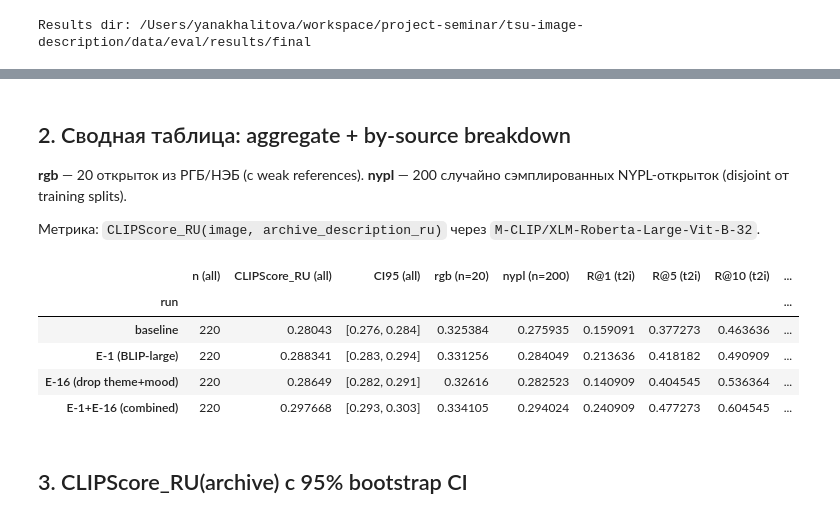
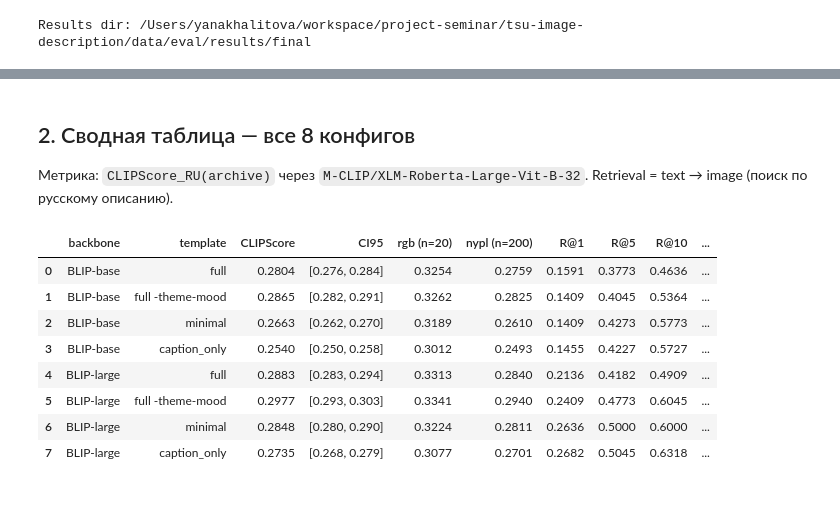
Before and after one commit to azat-khatyn/tsu-image-description, a Jupyter notebook: notebooks/experiments_results.ipynb, the cells around one changed output, grey strips where cells are left out. Drawn from its saved outputs; the diff is of its cells as text; code cells hidden in the pictures.

```diff
--- a/notebooks/experiments_results.ipynb
+++ b/notebooks/experiments_results.ipynb
@@ -59,44 +68,46 @@ for label, r in runs.items():
 # %% [markdown]
-## 2. Сводная таблица: aggregate + by-source breakdown
+## 2. Сводная таблица — все 8 конфигов
 
-**rgb** — 20 открыток из РГБ/НЭБ (с weak references). **nypl** — 200 случайно сэмплированных NYPL-открыток (disjoint от training splits).
-
-Метрика: `CLIPScore_RU(image, archive_description_ru)` через `M-CLIP/XLM-Roberta-Large-Vit-B-32`.
+Метрика: `CLIPScore_RU(archive)` через `M-CLIP/XLM-Roberta-Large-Vit-B-32`. Retrieval = text → image (поиск по русскому описанию).
 # %%
-def per_item_archive(run, source=None):
+def per_item_archive(r, source=None):
     return [
         it['scores']['CLIPScore_RU_archive_ru']
-        for it in run['per_item']
+        for it in r['per_item']
         if it['scores'].get('CLIPScore_RU_archive_ru') is not None
         and (source is None or it.get('source') == source)
     ]
 
-def summarize(run):
-    s = run['summary']
-    all_vals = per_item_archive(run)
-    lo, hi = bootstrap_ci(all_vals, n_iter=1000, conf=0.95, seed=42)
-    return {
-        'n (all)':                  s['num_examples'],
-        'CLIPScore_RU (all)':       float(np.mean(all_vals)),
-        'CI95 (all)':               f'[{lo:.3f}, {hi:.3f}]',
-        'rgb (n=20)':               s['by_source']['rgb']['CLIPScore_RU_archive_ru'],
-        'nypl (n=200)':             s['by_source']['nypl']['CLIPScore_RU_archive_ru'],
-        'R@1 (t2i)':                s['retrieval']['t2i']['R@1'],
-        'R@5 (t2i)':                s['retrieval']['t2i']['R@5'],
-        'R@10 (t2i)':               s['retrieval']['t2i']['R@10'],
-        'mean rank (t2i)':          s['retrieval']['mean_rank_t2i'],
-        'Latency s/img':            s['latency']['mean_sec'],
-    }
+baseline_vals = per_item_archive(runs[0]['data'])
 
-table = pd.DataFrame({label: summarize(r) for label, r in runs.items()}).T
-table.index.name = 'run'
+rows = []
+for r in runs:
+    s = r['data']['summary']
+    vals = per_item_archive(r['data'])
+    lo, hi = bootstrap_ci(vals, n_iter=1000, conf=0.95, seed=42)
+    p = paired_bootstrap(baseline_vals, vals, n_iter=1000, seed=42) if r['label'] != runs[0]['label'] else None
+    rows.append({
+        'backbone':       r['backbone'],
+        'template':       r['template'],
+        'CLIPScore':      float(np.mean(vals)),
+        'CI95':           f'[{lo:.3f}, {hi:.3f}]',
+        'rgb (n=20)':     s['by_source']['rgb']['CLIPScore_RU_archive_ru'],
+        'nypl (n=200)':   s['by_source']['nypl']['CLIPScore_RU_archive_ru'],
+        'R@1':            s['retrieval']['t2i']['R@1'],
+        'R@5':            s['retrieval']['t2i']['R@5'],
+        'R@10':           s['retrieval']['t2i']['R@10'],
+        'p vs baseline':  f'{p:.4f}' if p is not None else '—',
+    })
+
+table = pd.DataFrame(rows)
 table.round(4)
 # %% [output]
-|  | n (all) | CLIPScore_RU (all) | CI95 (all) | rgb (n=20) | nypl (n=200) | R@1 (t2i) | R@5 (t2i) | R@10 (t2i) | ... |
-| run |  |  |  |  |  |  |  |  | ... |
-| baseline | 220 | 0.28043 | [0.276, 0.284] | 0.325384 | 0.275935 | 0.159091 | 0.377273 | 0.463636 | ... |
-| E-1 (BLIP-large) | 220 | 0.288341 | [0.283, 0.294] | 0.331256 | 0.284049 | 0.213636 | 0.418182 | 0.490909 | ... |
-| E-16 (drop theme+mood) | 220 | 0.28649 | [0.282, 0.291] | 0.32616 | 0.282523 | 0.140909 | 0.404545 | 0.536364 | ... |
-| E-1+E-16 (combined) | 220 | 0.297668 | [0.293, 0.303] | 0.334105 | 0.294024 | 0.240909 | 0.477273 | 0.604545 | ... |
+|  | backbone | template | CLIPScore | CI95 | rgb (n=20) | nypl (n=200) | R@1 | R@5 | R@10 | ... |
+| 0 | BLIP-base | full | 0.2804 | [0.276, 0.284] | 0.3254 | 0.2759 | 0.1591 | 0.3773 | 0.4636 | ... |
+| 1 | BLIP-base | full -theme-mood | 0.2865 | [0.282, 0.291] | 0.3262 | 0.2825 | 0.1409 | 0.4045 | 0.5364 | ... |
+| 2 | BLIP-base | minimal | 0.2663 | [0.262, 0.270] | 0.3189 | 0.2610 | 0.1409 | 0.4273 | 0.5773 | ... |
+| 3 | BLIP-base | caption_only | 0.2540 | [0.250, 0.258] | 0.3012 | 0.2493 | 0.1455 | 0.4227 | 0.5727 | ... |
+| 4 | BLIP-large | full | 0.2883 | [0.283, 0.294] | 0.3313 | 0.2840 | 0.2136 | 0.4182 | 0.4909 | ... |
+| 5 | BLIP-large | full -theme-mood | 0.2977 | [0.293, 0.303] | 0.3341 | 0.2940 | 0.2409 | 0.4773 | 0.6045 | ... |
+| 6 | BLIP-large | minimal | 0.2848 | [0.280, 0.290] | 0.3224 | 0.2811 | 0.2636 | 0.5000 | 0.6000 | ... |
+| 7 | BLIP-large | caption_only | 0.2735 | [0.268, 0.279] | 0.3077 | 0.2701 | 0.2682 | 0.5045 | 0.6318 | ... |
-# %% [markdown]
-## 3. CLIPScore_RU(archive) с 95% bootstrap CI
```
Also changed, not shown: parts of 24 cells of this notebook, 7 other files.
